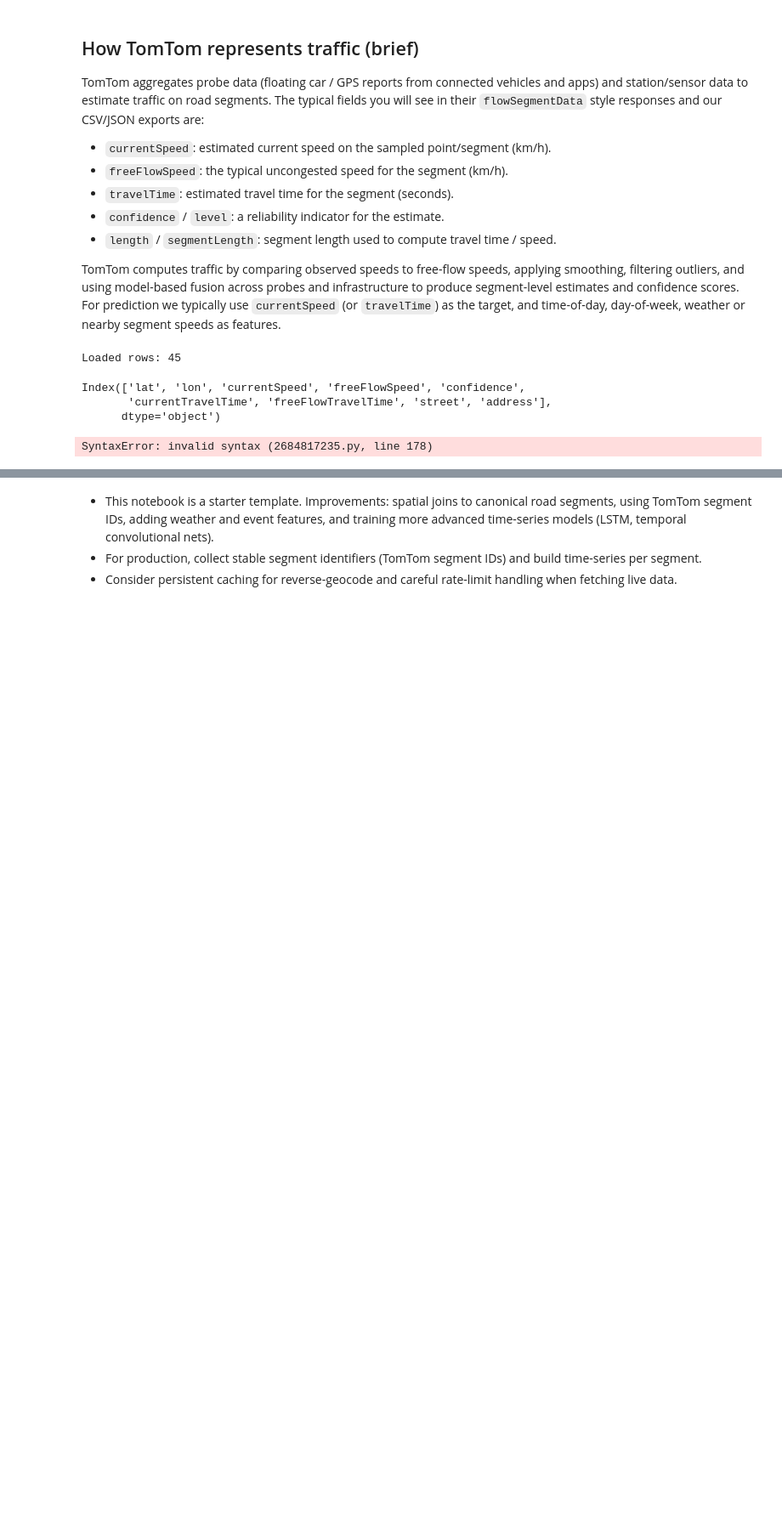
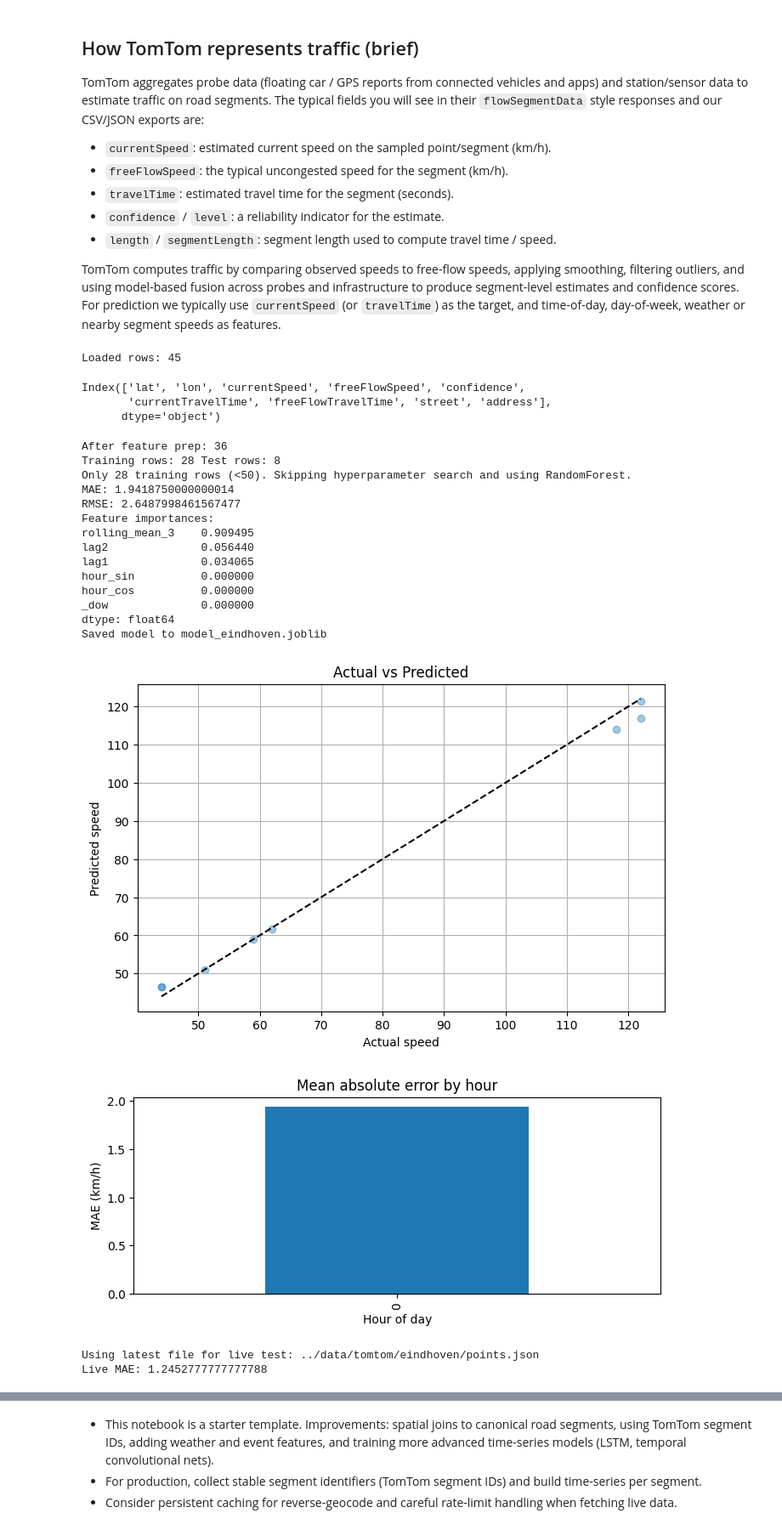
Before and after one commit to pyesandcakes/dyson-traffic, a Jupyter notebook: jupyter/traffic_predict.ipynb, the cells around one changed output, grey strips where cells are left out. Shown: that part at 85% size. Cells and saved outputs as stored; diff of their text form; code cells hidden in the pictures; blank space fills up the shorter version.

```diff
--- a/jupyter/traffic_predict.ipynb
+++ b/jupyter/traffic_predict.ipynb
@@ -283,6 +283,7 @@ else:
         plt.xlabel('Actual speed')
         plt.ylabel('Predicted speed')
         plt.title('Actual vs Predicted')
+        plt.grid(True)
         plt.show()
         # error by hour
         res_df = pd.DataFrame({'actual': y_test, 'pred': pred})
@@ -295,49 +296,48 @@ else:
             plt.title('Mean absolute error by hour')
             plt.xlabel('Hour of day')
             plt.ylabel('MAE (km/h)')
             plt.show()
     except Exception as e:
         print('Plotting diagnostics failed:', e)
 
 
 # Use latest live JSON in folder as test dataset (if available)
 def load_latest_json_for_region(region: str, data_root: Path = Path('..') / 'data' / 'tomtom') -> Path:
     folder = data_root / region
     files = sorted(glob.glob(str(folder / '*.json')))
     if not files:
         return None
     return Path(files[-1])
 
 latest = load_latest_json_for_region(region)
 if latest is not None:
     print('Using latest file for live test:', latest)
     live_df = load_tomtom_jsons(region)  # load all then filter by newest timestamps if needed
     live_prep = prepare_features(live_df)
     X_live = live_prep[ [c for c in feat_cols if c in live_prep.columns] ].fillna(-1)
     preds = model.predict(X_live)
     live_prep['pred_speed'] = preds
     # evaluate where we have actuals
     if 'target_speed' in live_prep.columns:
         mae_live = mean_absolute_error(live_prep['target_speed'], live_prep['pred_speed'])
         print('Live MAE:', mae_live)
     display(live_prep[['target_speed','pred_speed','_ts','_plat','_plon']].head())
-# else:
-#     print('No live file found for region', region)
-
-
-
-
-
-
-
-
-
-
-
-
-
-
-
-#     print('Plot failed:', e)except Exception as e:    plt.show()    plt.xlabel('lon'); plt.ylabel('lat')    plt.title('Predicted speeds (spatial sample)')    plt.colorbar(sc, label='predicted speed (km/h)')    sc = plt.scatter(live_prep['_plon'], live_prep['_plat'], c=live_prep['pred_speed'], cmap='viridis', s=40)    plt.figure(figsize=(10,6))try:# Quick visualization: actual vs predicted scatter on map (lon/lat color-coded)
 # %% [output]
-SyntaxError: invalid syntax (2684817235.py, line 178)
+After feature prep: 36
+Training rows: 28 Test rows: 8
+Only 28 training rows (<50). Skipping hyperparameter search and using RandomForest.
+MAE: 1.9418750000000014
+RMSE: 2.6487998461567477
+Feature importances:
+rolling_mean_3    0.909495
+lag2              0.056440
+lag1              0.034065
+hour_sin          0.000000
+hour_cos          0.000000
+_dow              0.000000
+dtype: float64
+Saved model to model_eindhoven.joblib
+[figure, added]
+[figure, added]
+Using latest file for live test: ../data/tomtom/eindhoven/points.json
+Live MAE: 1.2452777777777788
```
Also changed, not shown: parts of 1 cell of this notebook, 1 other file.
